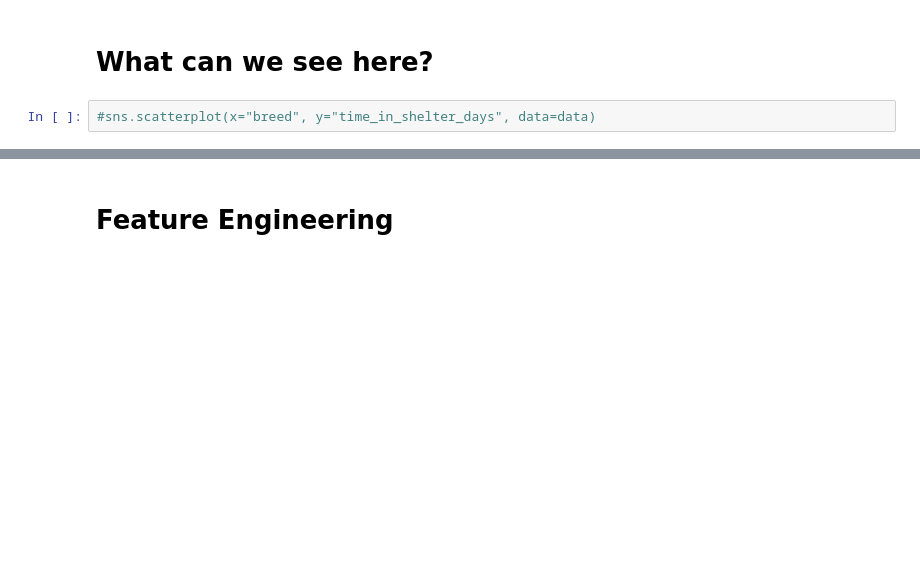
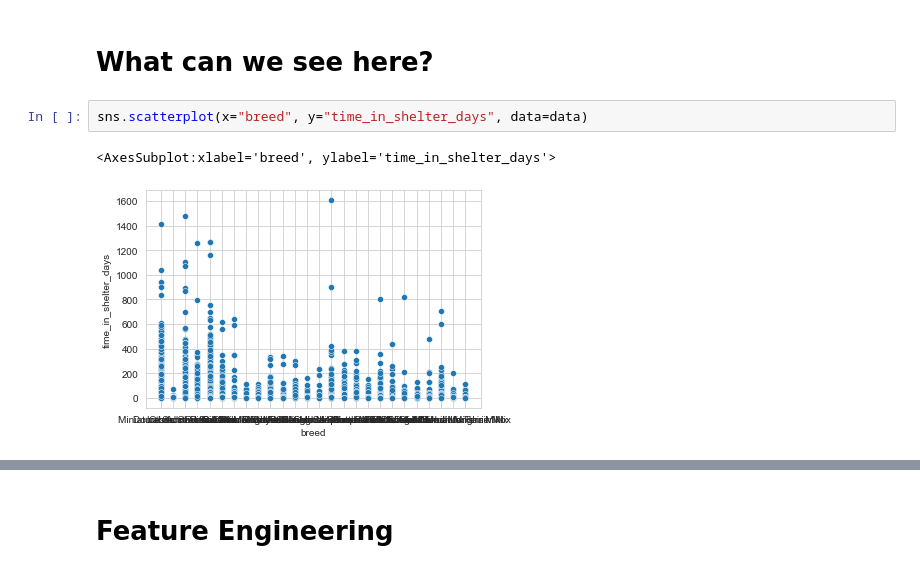
Before and after one commit to NicolasSpettel/Mid-Project, a Jupyter notebook: Mid-Project.ipynb, the cells around one changed output, grey strips where cells are left out. Saved outputs shown, nothing was run; the diff lists cells and outputs as text; blank space fills up the shorter version.

```diff
--- a/Mid-Project.ipynb
+++ b/Mid-Project.ipynb
@@ -264,5 +276,8 @@ Name: time_in_shelter_days, dtype: float64
 # %% [markdown]
 # What can we see here?
 # %%
-#sns.scatterplot(x="breed", y="time_in_shelter_days", data=data)
+sns.scatterplot(x="breed", y="time_in_shelter_days", data=data)
+# %% [output]
+<AxesSubplot:xlabel='breed', ylabel='time_in_shelter_days'>
+[figure, added]
 # %%
```
Also changed, not shown: parts of 34 cells of this notebook.
